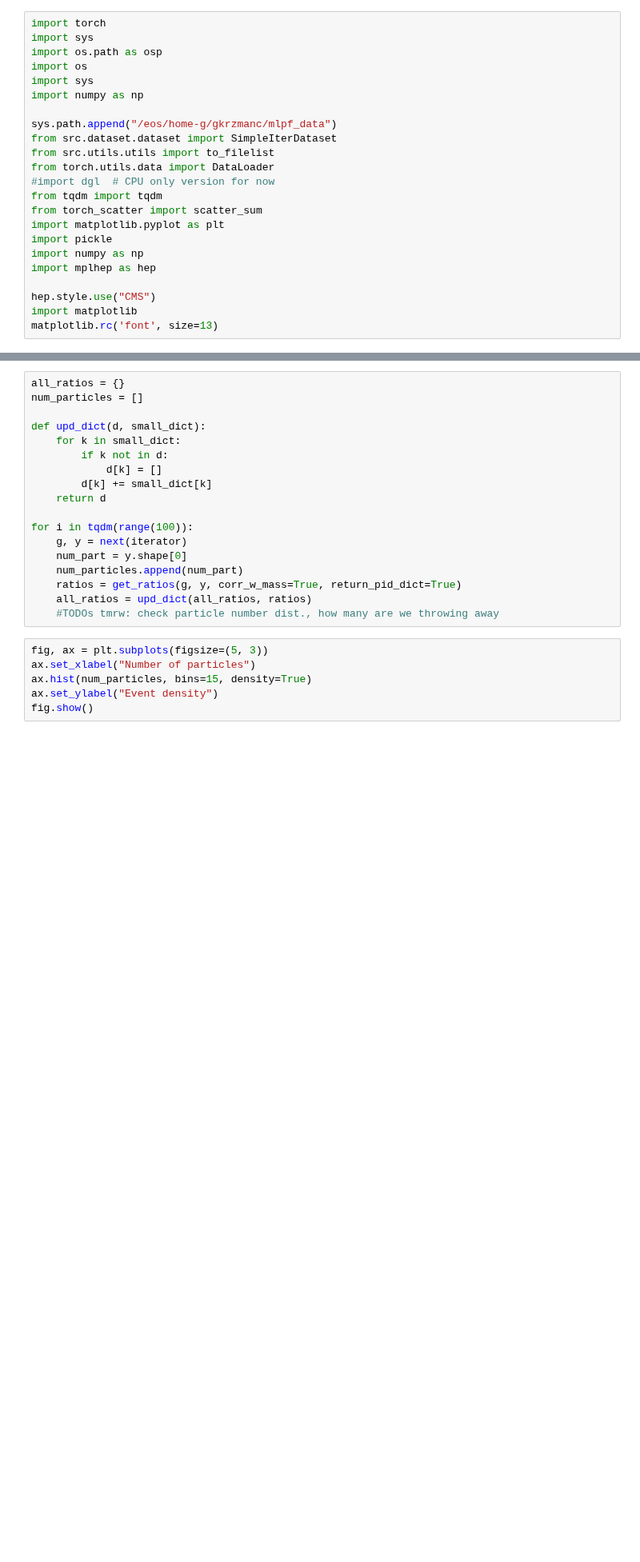
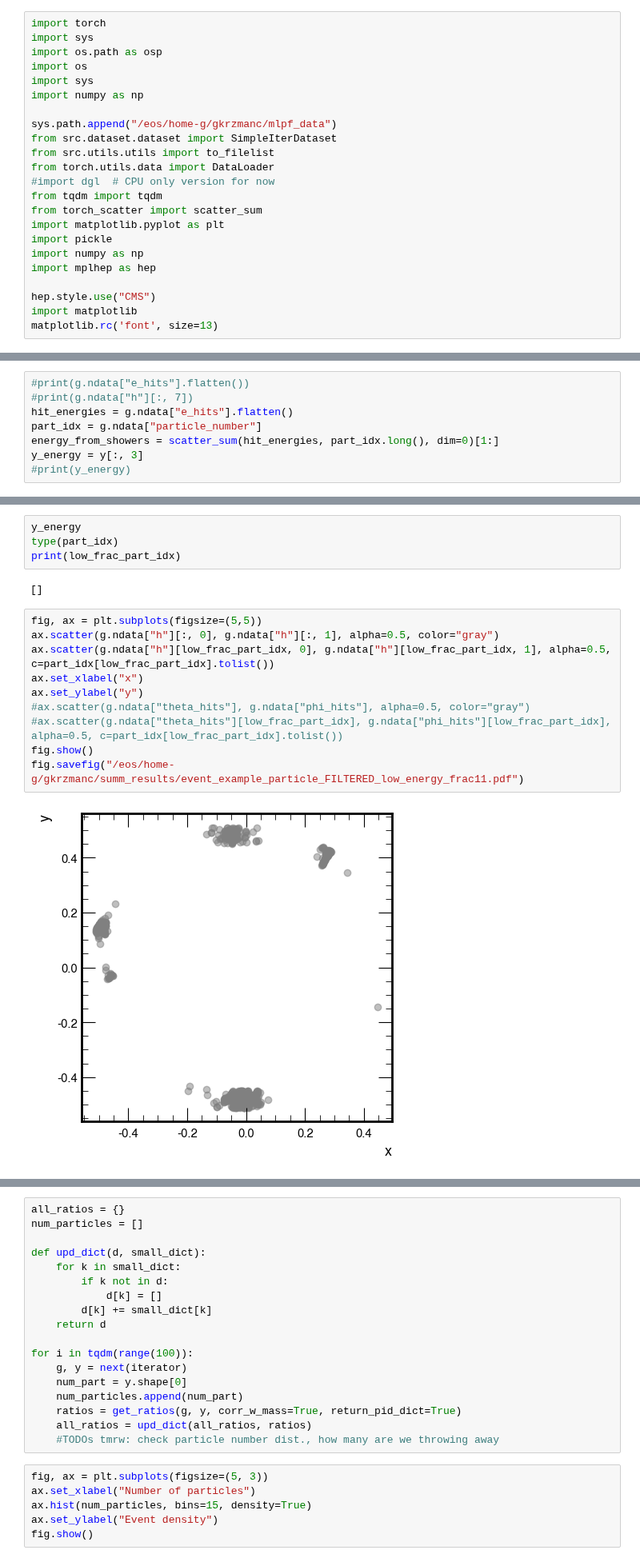
Before and after one commit to selvaggi/mlpf, a Jupyter notebook: notebooks/2_dataset_exploration.ipynb, the cells around one changed output, grey strips where cells are left out. Shown at 80% size. Drawn from its saved outputs; the diff is of its cells as text; blank space fills up the shorter version.

```diff
--- a/notebooks/2_dataset_exploration.ipynb
+++ b/notebooks/2_dataset_exploration.ipynb
@@ -110,0 +113,8 @@ Graph(num_nodes=1383, num_edges=55320,
+# %%
+#print(g.ndata["e_hits"].flatten())
+#print(g.ndata["h"][:, 7])
+hit_energies = g.ndata["e_hits"].flatten()
+part_idx = g.ndata["particle_number"]
+energy_from_showers = scatter_sum(hit_energies, part_idx.long(), dim=0)[1:]
+y_energy = y[:, 3]
+#print(y_energy)
@@ -110,0 +138,18 @@ Graph(num_nodes=1383, num_edges=55320,
+# %%
+y_energy
+type(part_idx)
+print(low_frac_part_idx)
+# %% [output]
+[]
+# %%
+fig, ax = plt.subplots(figsize=(5,5))
+ax.scatter(g.ndata["h"][:, 0], g.ndata["h"][:, 1], alpha=0.5, color="gray")
+ax.scatter(g.ndata["h"][low_frac_part_idx, 0], g.ndata["h"][low_frac_part_idx, 1], alpha=0.5, c=part_idx[low_frac_part_idx].tolist())
+ax.set_xlabel("x")
+ax.set_ylabel("y")
+#ax.scatter(g.ndata["theta_hits"], g.ndata["phi_hits"], alpha=0.5, color="gray")
+#ax.scatter(g.ndata["theta_hits"][low_frac_part_idx], g.ndata["phi_hits"][low_frac_part_idx], alpha=0.5, c=part_idx[low_frac_part_idx].tolist())
+fig.show()
+fig.savefig("/eos/home-g/gkrzmanc/summ_results/event_example_particle_FILTERED_low_energy_frac11.pdf")
+# %% [output]
+[figure, added]
```
Also changed, not shown: parts of 16 cells of this notebook, 3 other files.
